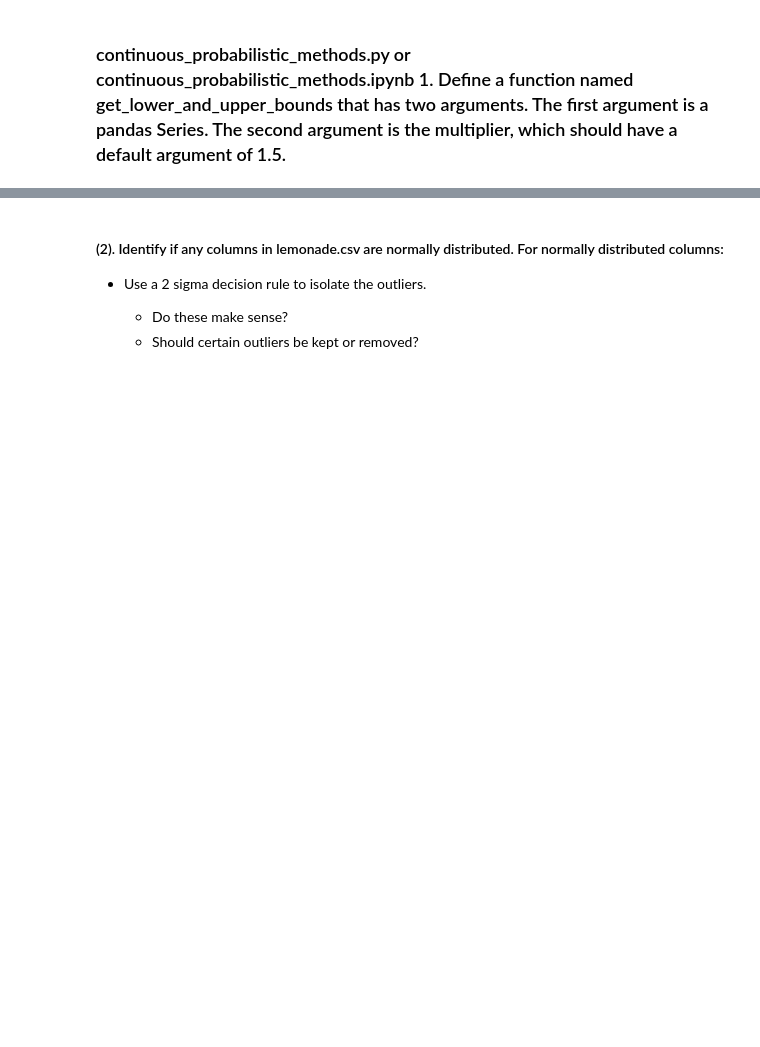
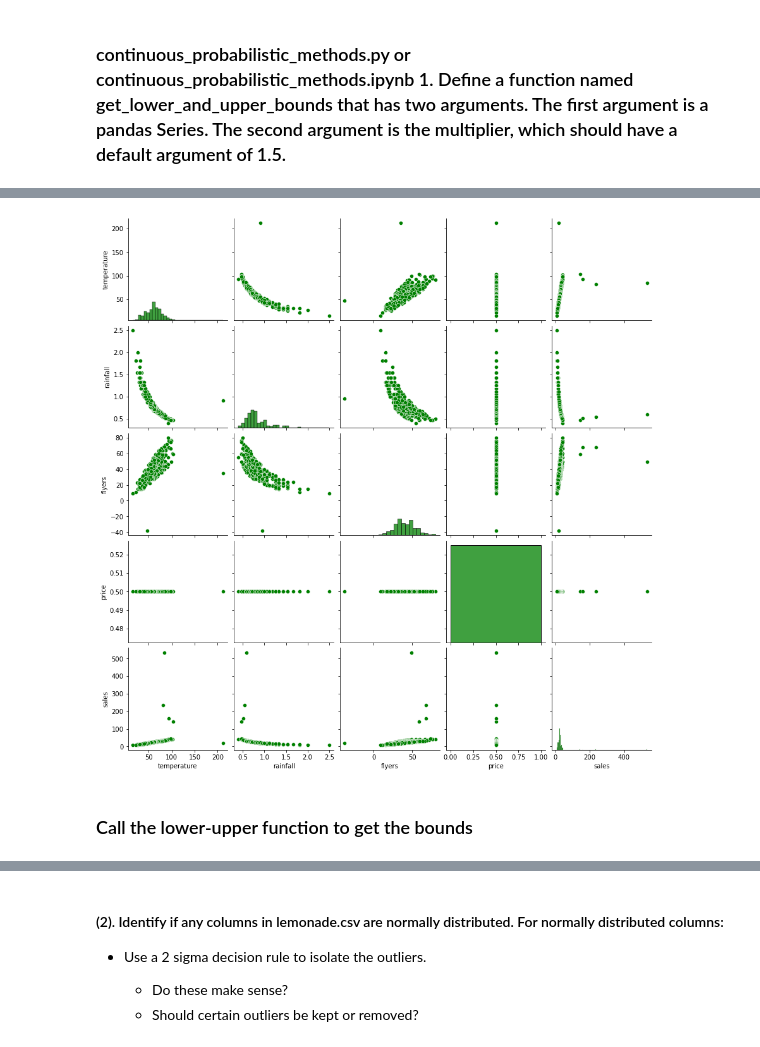
Before and after one commit to stephenkipkurui/anomaly-detection-excercises, a Jupyter notebook: continuous_probabilistic_methods.ipynb, the cells around one changed output, grey strips where cells are left out. Drawn from its saved outputs; the diff is of its cells as text; code cells hidden in the pictures; blank space fills up the shorter version.

```diff
--- a/continuous_probabilistic_methods.ipynb
+++ b/continuous_probabilistic_methods.ipynb
@@ -29,0 +55,8 @@ See Full Dataframe in Mito
+# %%
+# Relations Plots
+sns.pairplot(df)
+None
+# %% [output]
+[figure, added]
+# %% [markdown]
+### Call the lower-upper function to get the bounds
```
Also changed, not shown: parts of 8 cells of this notebook, 7 other files.
